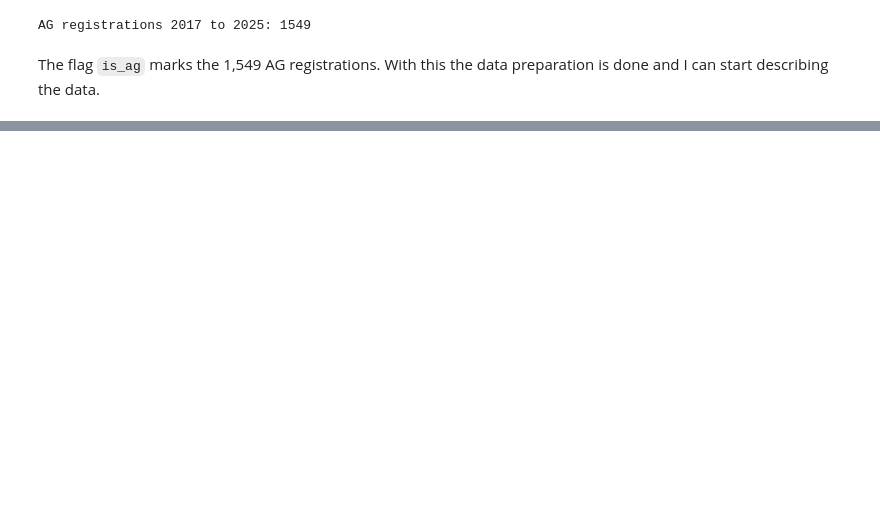
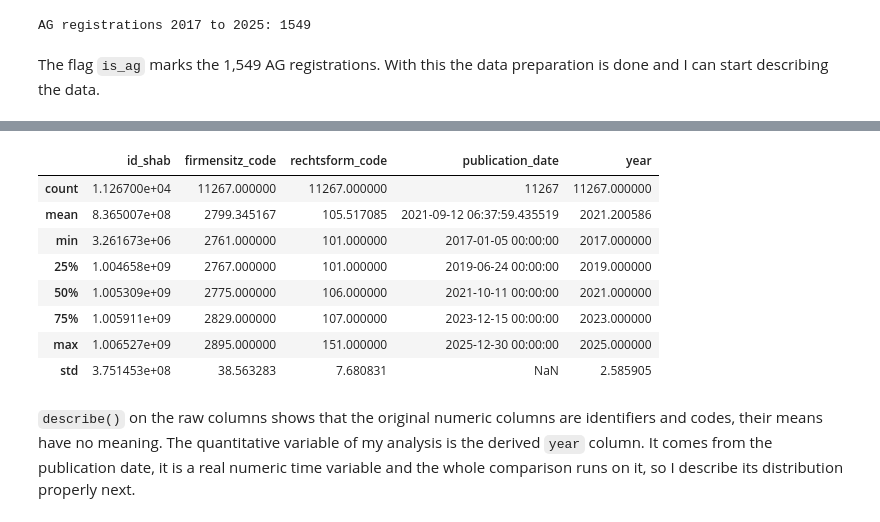
Before and after one commit to mauroreverberi/conduct-a-statistical-analysis-using-python, a Jupyter notebook: analysis.ipynb, the cells around one changed output, grey strips where cells are left out. Saved outputs shown, nothing was run; the diff lists cells and outputs as text; code cells hidden in the pictures; blank space fills up the shorter version.

```diff
--- a/analysis.ipynb
+++ b/analysis.ipynb
@@ -209,0 +217,14 @@ The flag `is_ag` marks the 1,549 AG registrations. With this the data preparatio
+# %%
+new_regs.describe()
+# %% [output]
+|  | id_shab | firmensitz_code | rechtsform_code | publication_date | year |
+| count | 1.126700e+04 | 11267.000000 | 11267.000000 | 11267 | 11267.000000 |
+| mean | 8.365007e+08 | 2799.345167 | 105.517085 | 2021-09-12 06:37:59.435519 | 2021.200586 |
+| min | 3.261673e+06 | 2761.000000 | 101.000000 | 2017-01-05 00:00:00 | 2017.000000 |
+| 25% | 1.004658e+09 | 2767.000000 | 101.000000 | 2019-06-24 00:00:00 | 2019.000000 |
+| 50% | 1.005309e+09 | 2775.000000 | 106.000000 | 2021-10-11 00:00:00 | 2021.000000 |
+| 75% | 1.005911e+09 | 2829.000000 | 107.000000 | 2023-12-15 00:00:00 | 2023.000000 |
+| max | 1.006527e+09 | 2895.000000 | 151.000000 | 2025-12-30 00:00:00 | 2025.000000 |
+| std | 3.751453e+08 | 38.563283 | 7.680831 | NaN | 2.585905 |
+# %% [markdown]
+`describe()` on the raw columns shows that the original numeric columns are identifiers and codes, their means have no meaning. The quantitative variable of my analysis is the derived `year` column. It comes from the publication date, it is a real numeric time variable and the whole comparison runs on it, so I describe its distribution properly next.
```
Also changed, not shown: parts of 13 cells of this notebook.
